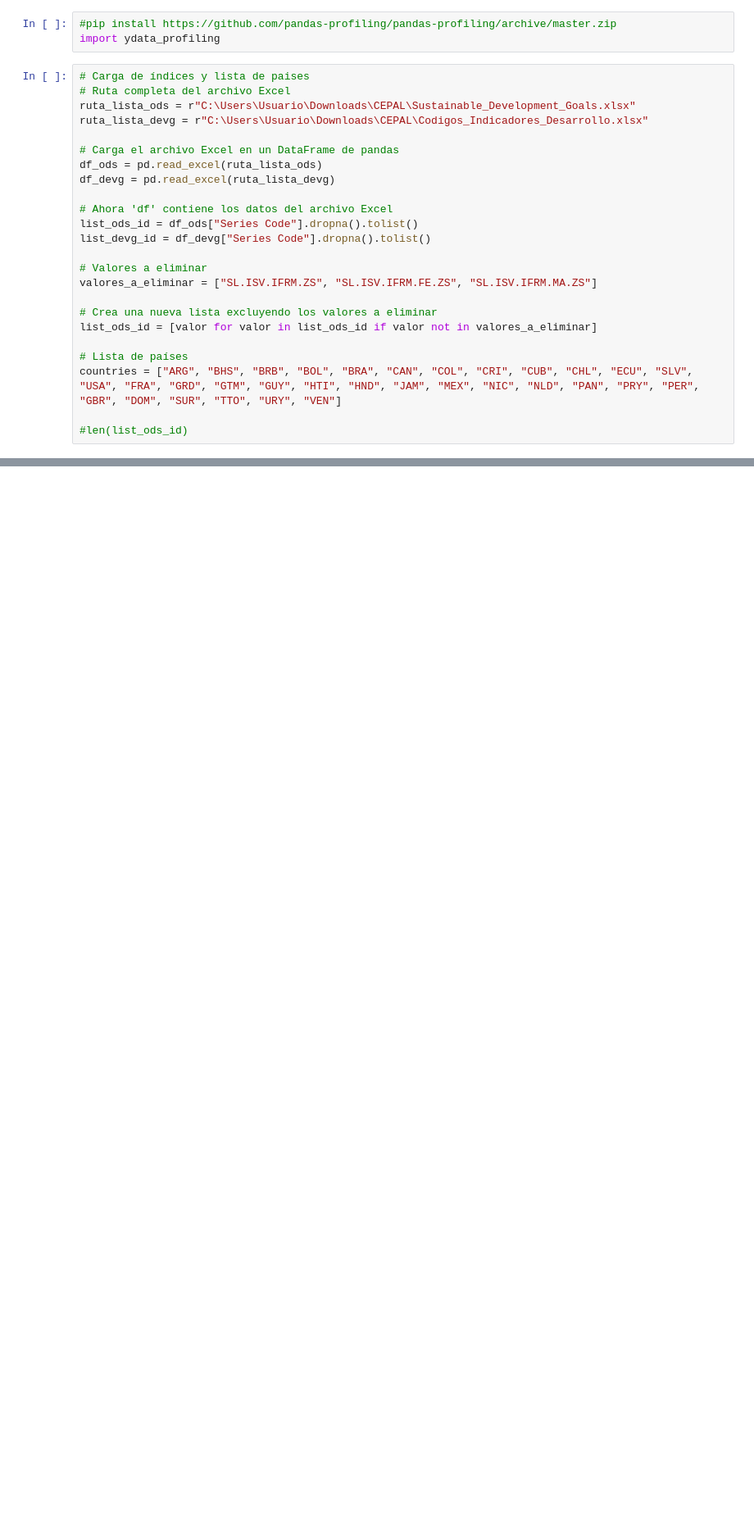
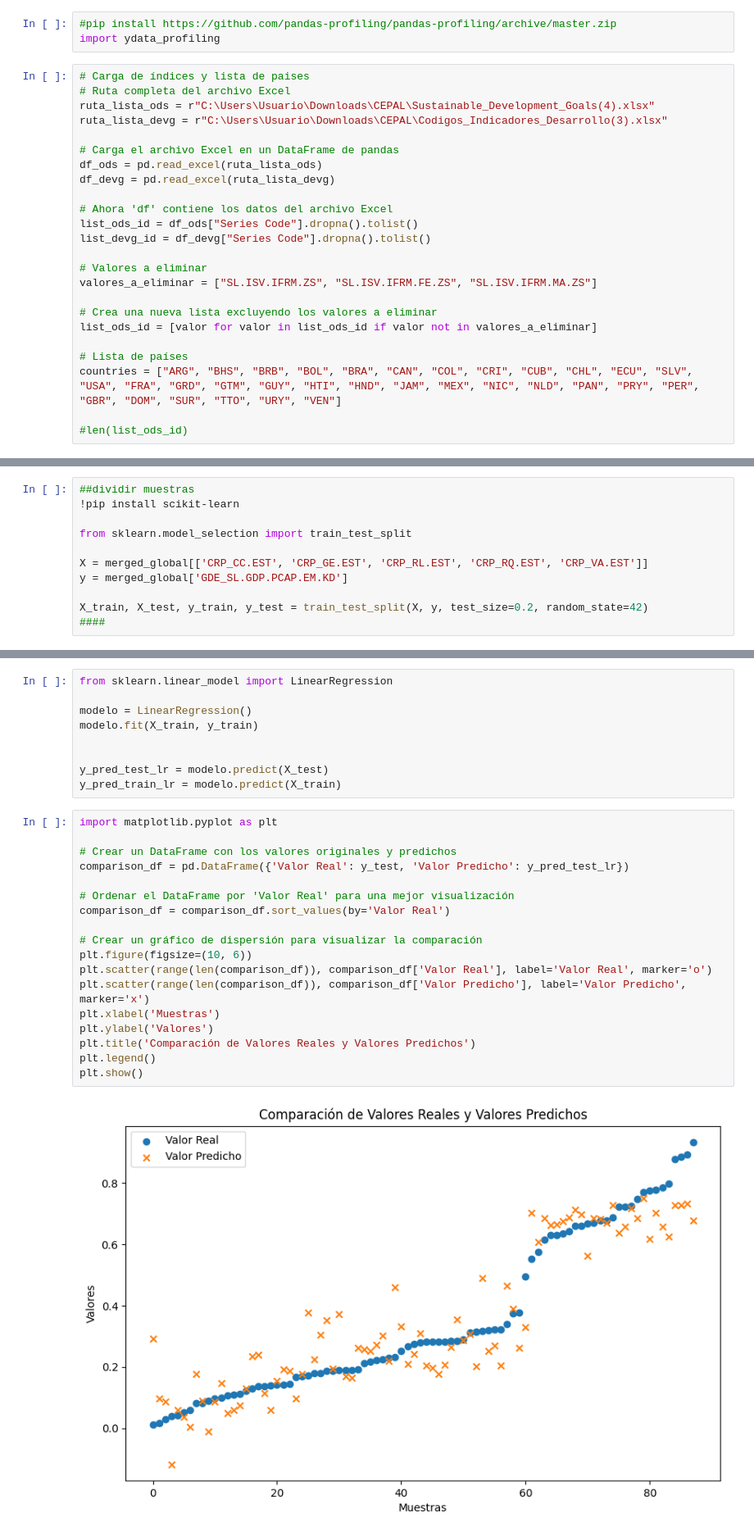
Before and after one commit to JHAA56/CEPAL, a Jupyter notebook: consult_data3.ipynb, the cells around one changed output, grey strips where cells are left out. Shown at 82% size. Cells and saved outputs as stored; diff of their text form; blank space fills up the shorter version.

```diff
--- a/consult_data3.ipynb
+++ b/consult_data3.ipynb
@@ -10,8 +10,8 @@ import ydata_profiling
 # %%
 # Carga de índices y lista de paises
 # Ruta completa del archivo Excel
-ruta_lista_ods = r"C:\Users\Usuario\Downloads\CEPAL\Sustainable_Development_Goals.xlsx"
-ruta_lista_devg = r"C:\Users\Usuario\Downloads\CEPAL\Codigos_Indicadores_Desarrollo.xlsx"
+ruta_lista_ods = r"C:\Users\Usuario\Downloads\CEPAL\Sustainable_Development_Goals(4).xlsx"
+ruta_lista_devg = r"C:\Users\Usuario\Downloads\CEPAL\Codigos_Indicadores_Desarrollo(3).xlsx"
 
 # Carga el archivo Excel en un DataFrame de pandas
 df_ods = pd.read_excel(ruta_lista_ods)
@@ -628,0 +656,11 @@ NameError: name 'main_subset' is not defined
+# %%
+##dividir muestras
+!pip install scikit-learn
+
+from sklearn.model_selection import train_test_split
+
+X = merged_global[['CRP_CC.EST', 'CRP_GE.EST', 'CRP_RL.EST', 'CRP_RQ.EST', 'CRP_VA.EST']]
+y = merged_global['GDE_SL.GDP.PCAP.EM.KD']
+
+X_train, X_test, y_train, y_test = train_test_split(X, y, test_size=0.2, random_state=42)
+####
@@ -628,0 +673,29 @@ NameError: name 'main_subset' is not defined
+# %%
+from sklearn.linear_model import LinearRegression
+
+modelo = LinearRegression()
+modelo.fit(X_train, y_train)
+
+
+y_pred_test_lr = modelo.predict(X_test)
+y_pred_train_lr = modelo.predict(X_train)
+# %%
+import matplotlib.pyplot as plt
+
+# Crear un DataFrame con los valores originales y predichos
+comparison_df = pd.DataFrame({'Valor Real': y_test, 'Valor Predicho': y_pred_test_lr})
+
+# Ordenar el DataFrame por 'Valor Real' para una mejor visualización
+comparison_df = comparison_df.sort_values(by='Valor Real')
+
+# Crear un gráfico de dispersión para visualizar la comparación
+plt.figure(figsize=(10, 6))
+plt.scatter(range(len(comparison_df)), comparison_df['Valor Real'], label='Valor Real', marker='o')
+plt.scatter(range(len(comparison_df)), comparison_df['Valor Predicho'], label='Valor Predicho', marker='x')
+plt.xlabel('Muestras')
+plt.ylabel('Valores')
+plt.title('Comparación de Valores Reales y Valores Predichos')
+plt.legend()
+plt.show()
+# %% [output]
+[figure, added]
```
Also changed, not shown: parts of 28 cells of this notebook, 9 other files.
